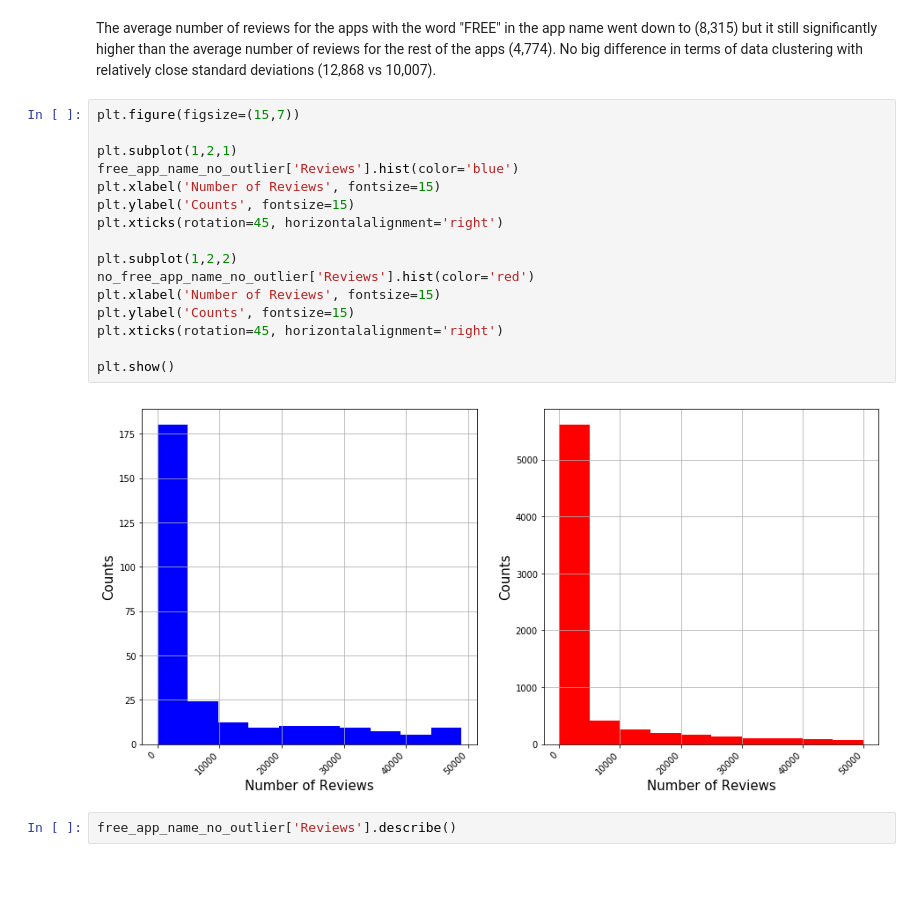
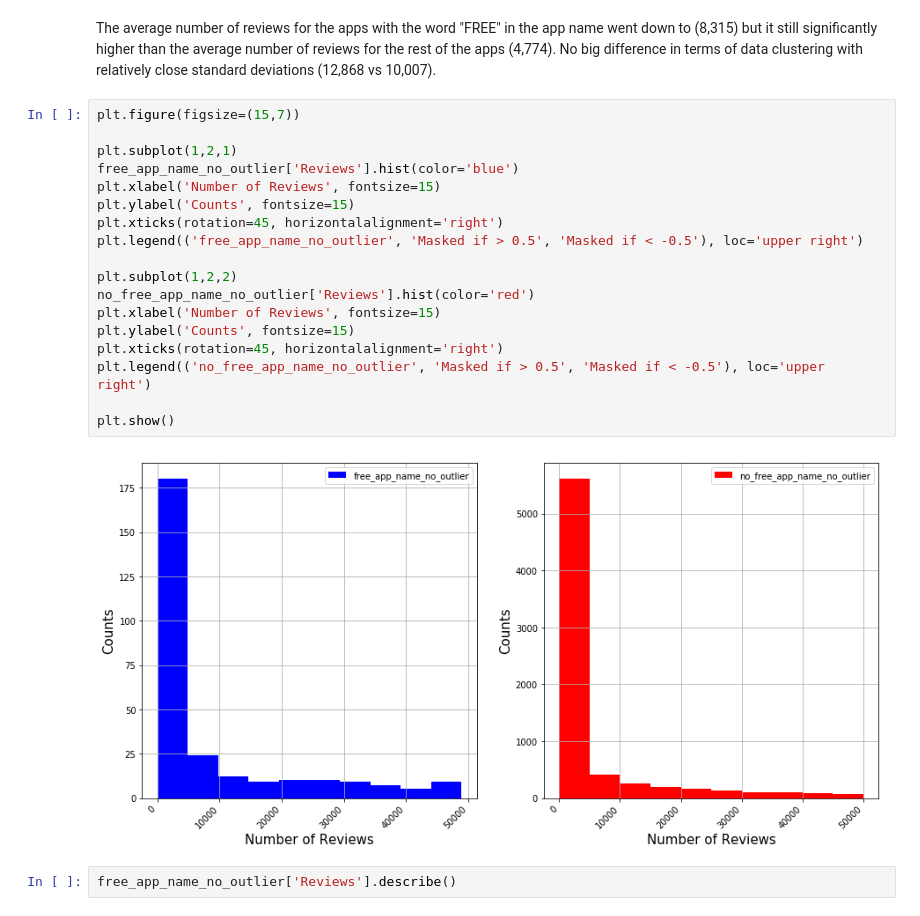
Before and after one commit to romer1979/Google_Play_store, a Jupyter notebook: capestone_project_I.ipynb, the cells around one changed output. Saved outputs shown, nothing was run; the diff lists cells and outputs as text; blank space fills up the shorter version.

```diff
--- a/capestone_project_I.ipynb
+++ b/capestone_project_I.ipynb
@@ -518,21 +522,23 @@ The average number of reviews for the apps with the word "FREE" in the app name
 # %%
 plt.figure(figsize=(15,7))
 
 plt.subplot(1,2,1)
 free_app_name_no_outlier['Reviews'].hist(color='blue')
 plt.xlabel('Number of Reviews', fontsize=15)
 plt.ylabel('Counts', fontsize=15)
 plt.xticks(rotation=45, horizontalalignment='right')
+plt.legend(('free_app_name_no_outlier', 'Masked if > 0.5', 'Masked if < -0.5'), loc='upper right')
 
 plt.subplot(1,2,2)
 no_free_app_name_no_outlier['Reviews'].hist(color='red')
 plt.xlabel('Number of Reviews', fontsize=15)
 plt.ylabel('Counts', fontsize=15)
 plt.xticks(rotation=45, horizontalalignment='right')
+plt.legend(('no_free_app_name_no_outlier', 'Masked if > 0.5', 'Masked if < -0.5'), loc='upper right')
 
 plt.show()
 # %% [output]
-[figure, old version]
+[figure, new version]
 # %%
 free_app_name_no_outlier['Reviews'].describe()
 # %% [output]
```
Also changed, not shown: parts of 8 cells of this notebook.
